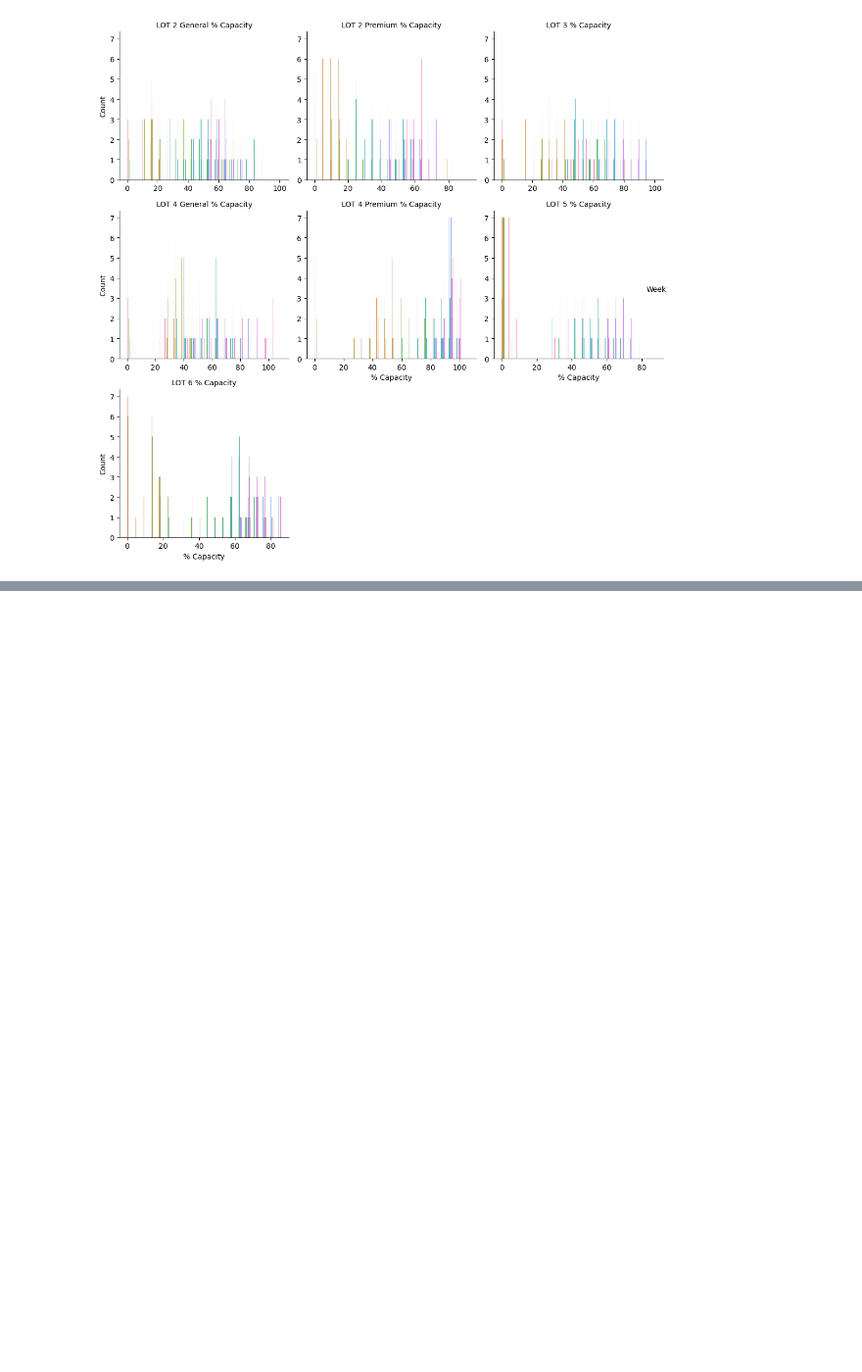
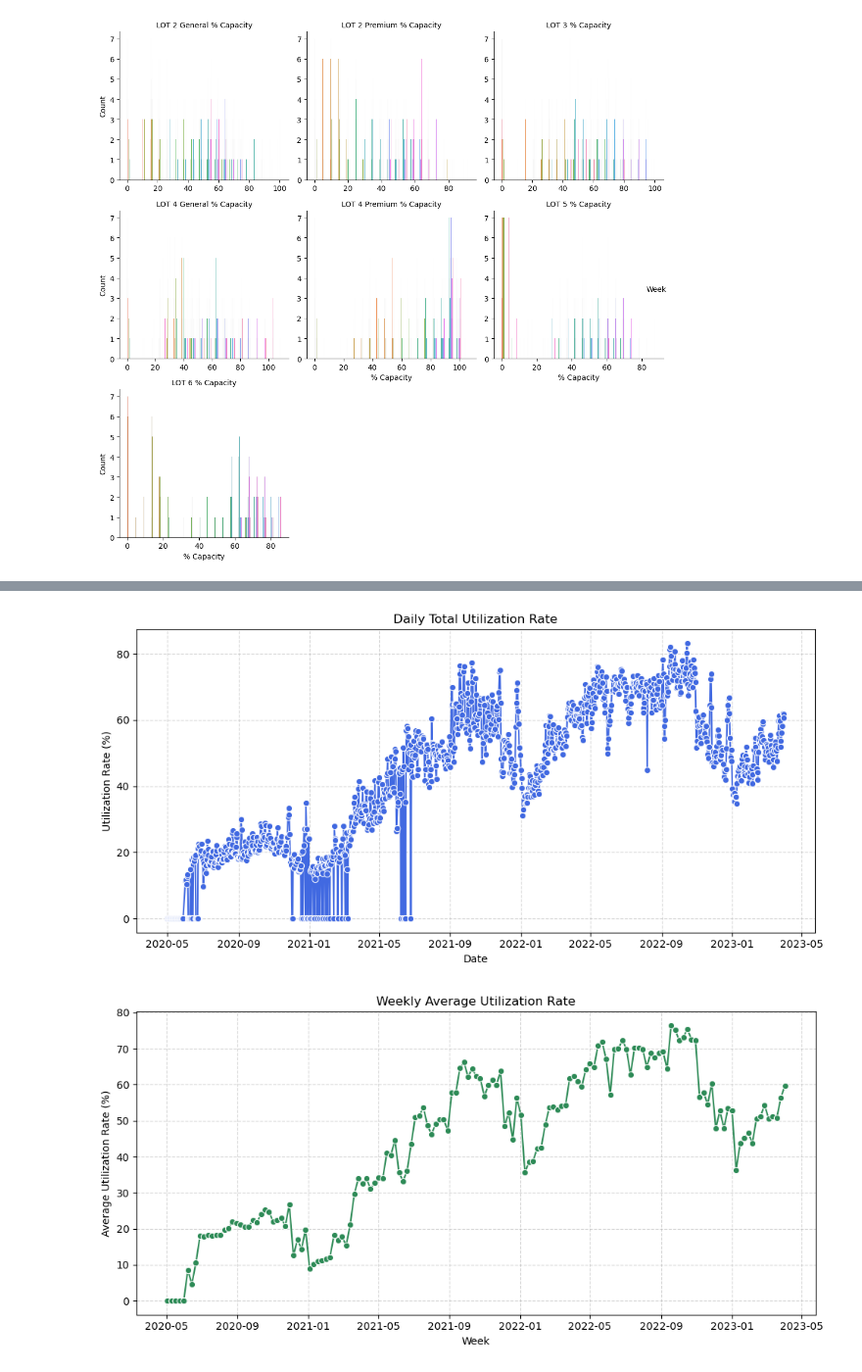
Before and after one commit to doom-boy/Ontario-Competition-Project, a Jupyter notebook: lot_counts_eda.ipynb, the cells around one changed output, grey strips where cells are left out. Shown at 98% size. Saved outputs shown, nothing was run; the diff lists cells and outputs as text; code cells hidden in the pictures; blank space fills up the shorter version.

Commit message:
cleaned new parking data

```diff
--- a/lot_counts_eda.ipynb
+++ b/lot_counts_eda.ipynb
@@ -324,0 +393,49 @@ plt.show()
+# %%
+# --- 1️⃣ Prepare data ---
+df['Date'] = pd.to_datetime(df['Date'])
+df = df.sort_values('Date')
+
+# Filter out invalid utilization rows (in case Lot 6 was -1)
+util_df = df[df['Utilization Rate'].notna()].copy()
+
+# --- 2️⃣ DAILY VIEW ---
+plt.figure(figsize=(10, 5))
+sns.lineplot(
+    data=util_df,
+    x='Date',
+    y='Utilization Rate',
+    color='royalblue',
+    marker='o'
+)
+plt.title('Daily Total Utilization Rate')
+plt.xlabel('Date')
+plt.ylabel('Utilization Rate (%)')
+plt.grid(True, linestyle='--', alpha=0.5)
+plt.tight_layout()
+plt.show()
+
+# --- 3️⃣ WEEKLY VIEW ---
+weekly = (
+    util_df
+    .groupby(pd.Grouper(key='Date', freq='W'))['Utilization Rate']
+    .mean()
+    .reset_index()
+)
+
+plt.figure(figsize=(10, 5))
+sns.lineplot(
+    data=weekly,
+    x='Date',
+    y='Utilization Rate',
+    color='seagreen',
+    marker='o'
+)
+plt.title('Weekly Average Utilization Rate')
+plt.xlabel('Week')
+plt.ylabel('Average Utilization Rate (%)')
+plt.grid(True, linestyle='--', alpha=0.5)
+plt.tight_layout()
+plt.show()
+# %% [output]
+[figure, added]
+[figure, added]
```
Also changed, not shown: parts of 3 cells of this notebook, 3 other files.
